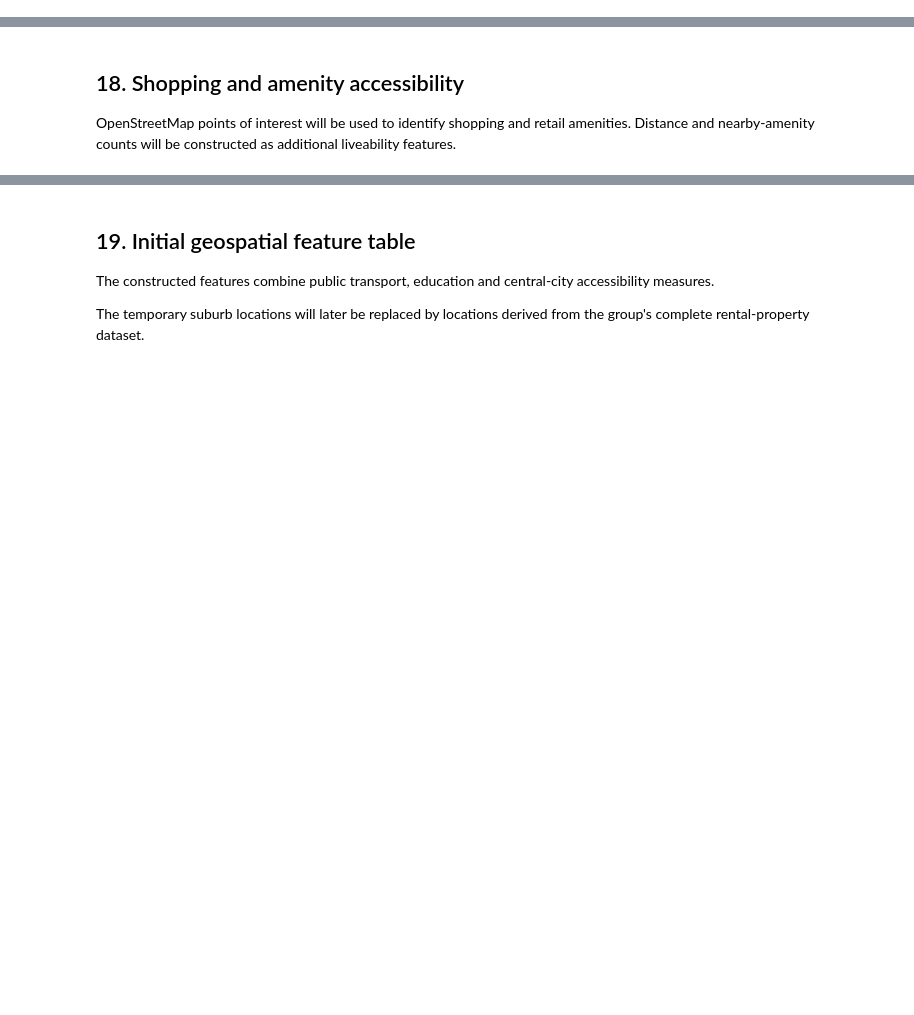
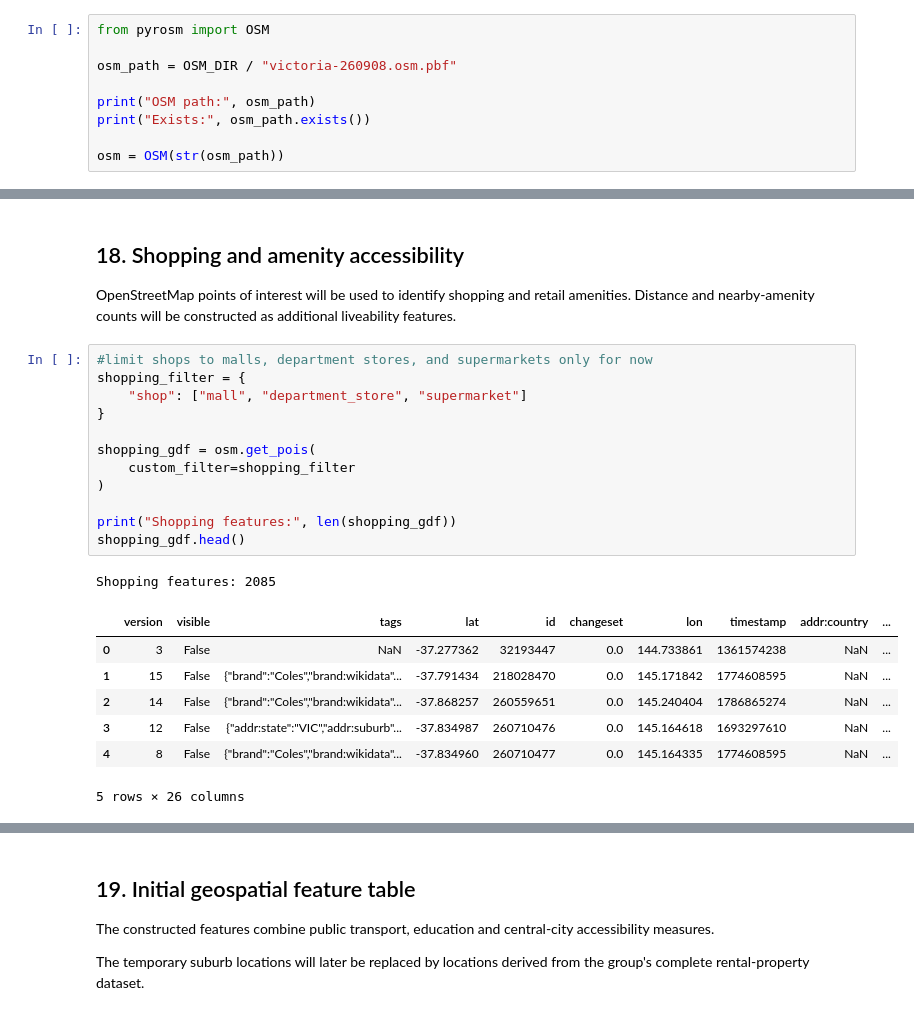
Before and after one commit to mdharmawan19/industry-project-group-55, a Jupyter notebook: notebooks/05_geospatial_routing.ipynb, the cells around one changed output, grey strips where cells are left out. Drawn from its saved outputs; the diff is of its cells as text; blank space fills up the shorter version.

Commit message:
Add park and shopping accessibility features

```diff
--- a/notebooks/05_geospatial_routing.ipynb
+++ b/notebooks/05_geospatial_routing.ipynb
@@ -729,3 +729,12 @@ display(m)
 The OpenStreetMap Victoria dataset will be used to extract park and
 open-space locations. These will be used to construct proximity and
 local amenity-count features.
+# %%
+from pyrosm import OSM
+
+osm_path = OSM_DIR / "victoria-260908.osm.pbf"
+
+print("OSM path:", osm_path)
+print("Exists:", osm_path.exists())
+
+osm = OSM(str(osm_path))
@@ -735,3 +875,24 @@ local amenity-count features.
 OpenStreetMap points of interest will be used to identify shopping
 and retail amenities. Distance and nearby-amenity counts will be
 constructed as additional liveability features.
+# %%
+#limit shops to malls, department stores, and supermarkets only for now
+shopping_filter = {
+    "shop": ["mall", "department_store", "supermarket"]
+}
+
+shopping_gdf = osm.get_pois(
+    custom_filter=shopping_filter
+)
+
+print("Shopping features:", len(shopping_gdf))
+shopping_gdf.head()
+# %% [output]
+Shopping features: 2085
+|  | version | visible | tags | lat | id | changeset | lon | timestamp | addr:country | ... |
+| 0 | 3 | False | NaN | -37.277362 | 32193447 | 0.0 | 144.733861 | 1361574238 | NaN | ... |
+| 1 | 15 | False | {"brand":"Coles","brand:wikidata"... | -37.791434 | 218028470 | 0.0 | 145.171842 | 1774608595 | NaN | ... |
+| 2 | 14 | False | {"brand":"Coles","brand:wikidata"... | -37.868257 | 260559651 | 0.0 | 145.240404 | 1786865274 | NaN | ... |
+| 3 | 12 | False | {"addr:state":"VIC","addr:suburb"... | -37.834987 | 260710476 | 0.0 | 145.164618 | 1693297610 | NaN | ... |
+| 4 | 8 | False | {"brand":"Coles","brand:wikidata"... | -37.834960 | 260710477 | 0.0 | 145.164335 | 1774608595 | NaN | ... |
+5 rows × 26 columns
```
Also changed, not shown: parts of 9 cells of this notebook.
